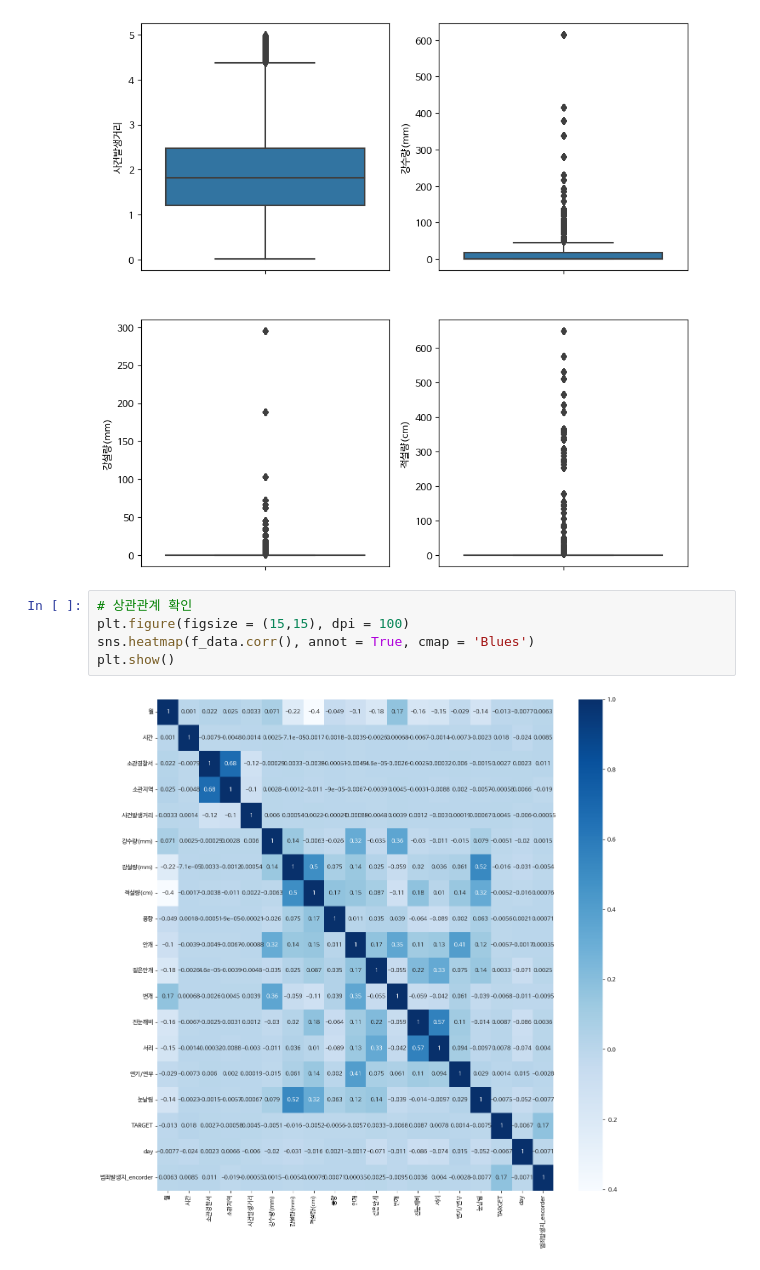
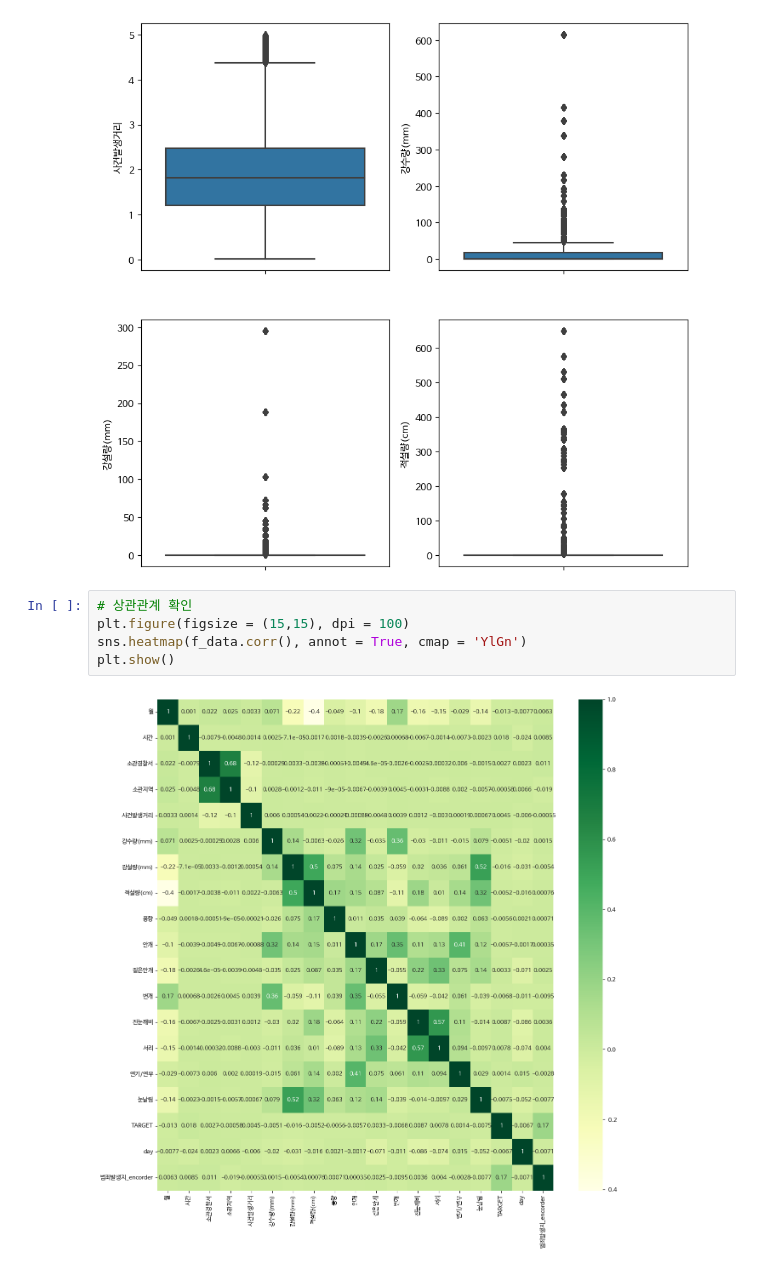
Before and after one commit to dhyunwoo/prj_dacon_crime, a Jupyter notebook: dacon_crime_prediction.ipynb, the cells around one changed output. Saved outputs shown, nothing was run; the diff lists cells and outputs as text.

```diff
--- a/dacon_crime_prediction.ipynb
+++ b/dacon_crime_prediction.ipynb
@@ -216,7 +220,7 @@ plt.show()
 # %%
 # 상관관계 확인
 plt.figure(figsize = (15,15), dpi = 100)
-sns.heatmap(f_data.corr(), annot = True, cmap = 'Blues')
+sns.heatmap(f_data.corr(), annot = True, cmap = 'YlGn')
 plt.show()
 # %% [output]
-[figure, old version]
+[figure, new version]
```
Also changed, not shown: parts of 5 cells of this notebook.
